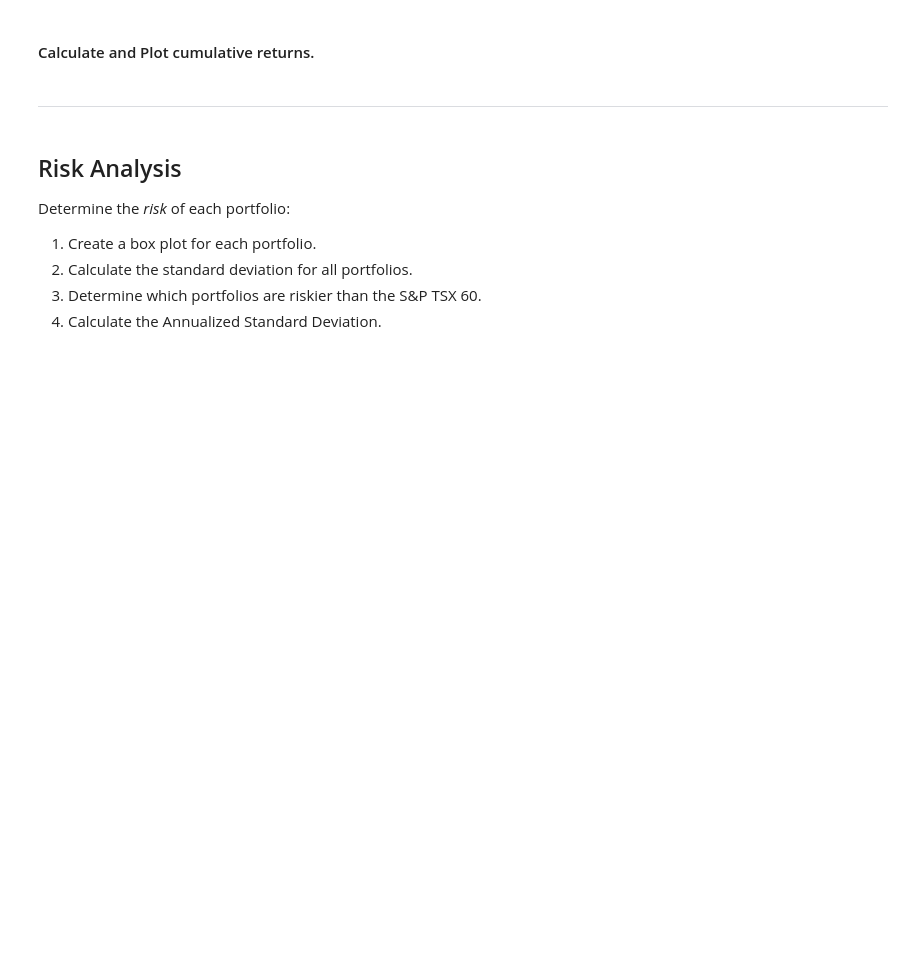
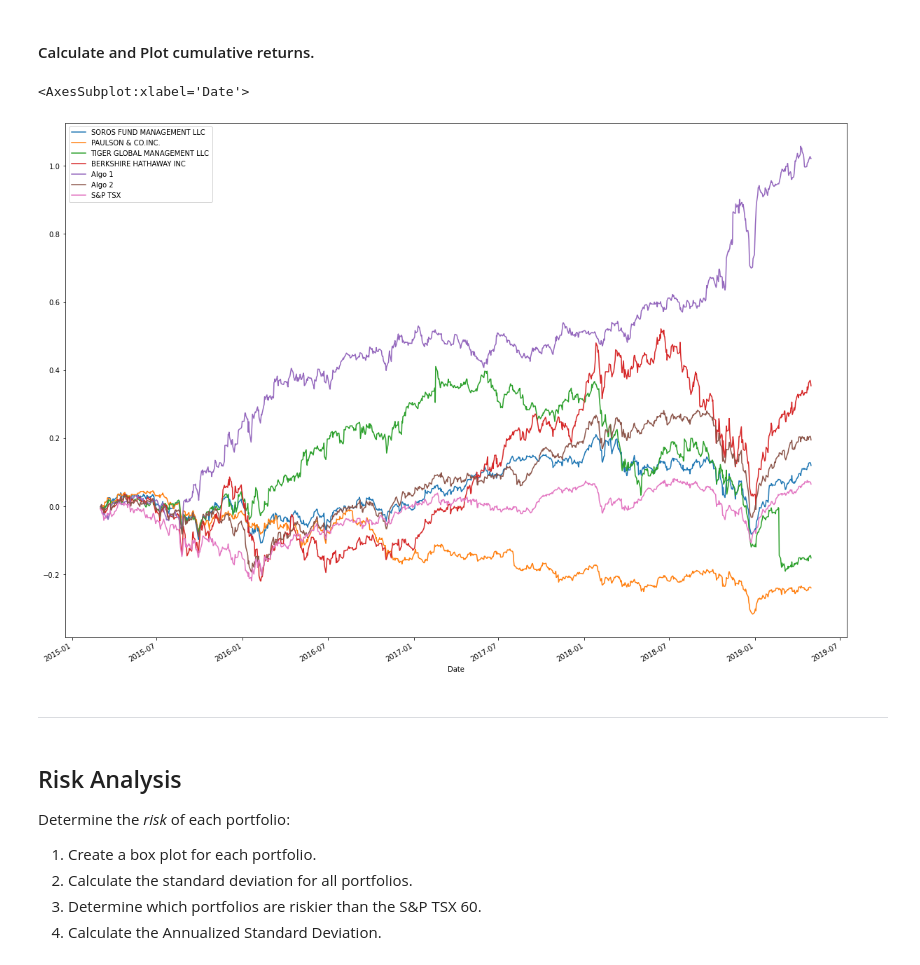
Before and after one commit to ngracan/Python-Challenge-2, a Jupyter notebook: Code/whale_analysis.ipynb, the cells around one changed output. Cells and saved outputs as stored; diff of their text form; code cells hidden in the pictures; blank space fills up the shorter version.

```diff
--- a/Code/whale_analysis.ipynb
+++ b/Code/whale_analysis.ipynb
@@ -204,8 +203,13 @@ combined_daily_returns_df.plot(figsize=(10,5))
 #### Calculate and Plot cumulative returns.
 # %%
 # Calculate cumulative returns of all portfolios
-
+cumulative_returns = (1 + combined_returns_df).cumprod() - 1
+cumulative_returns.head()
 # Plot cumulative returns
+cumulative_returns.plot(figsize=(20,15))
+# %% [output]
+<AxesSubplot:xlabel='Date'>
+[figure, added]
 # %% [markdown]
 ---
 # %% [markdown]
```
Also changed, not shown: parts of 5 cells of this notebook.
